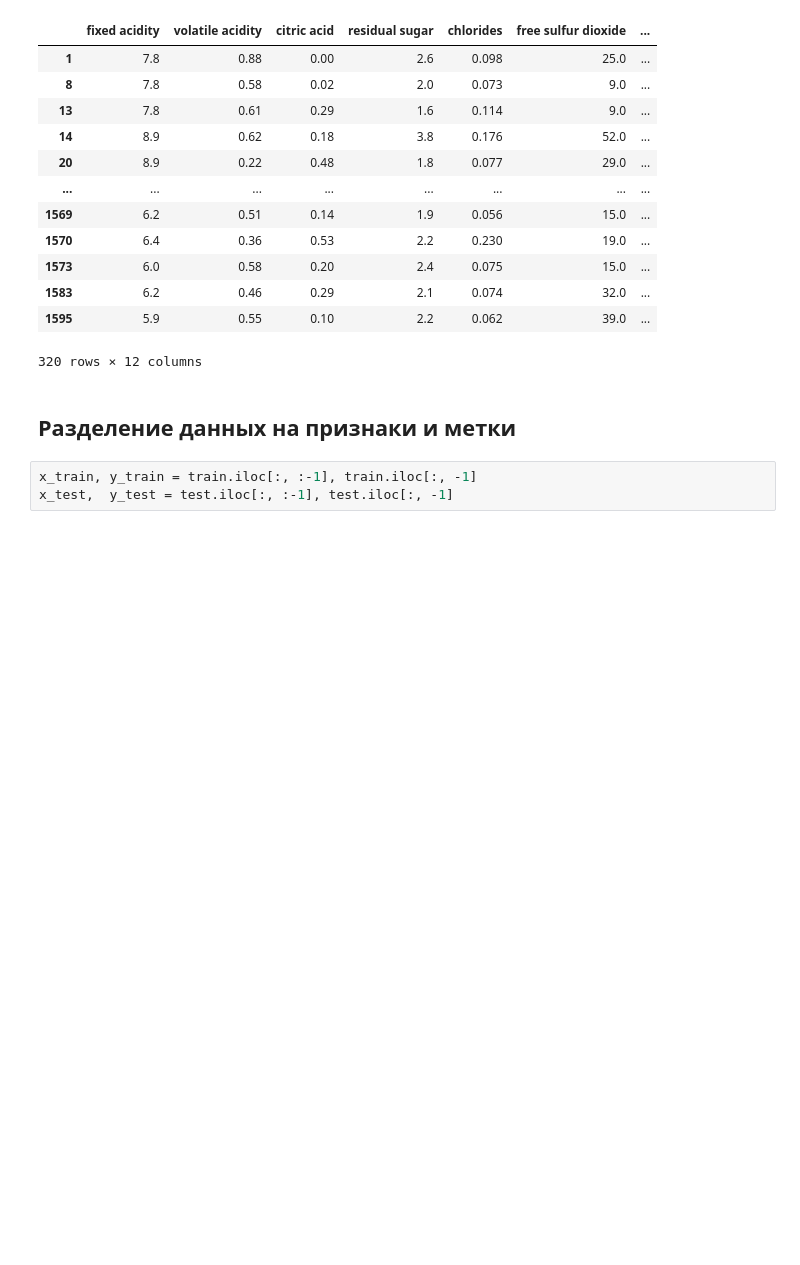
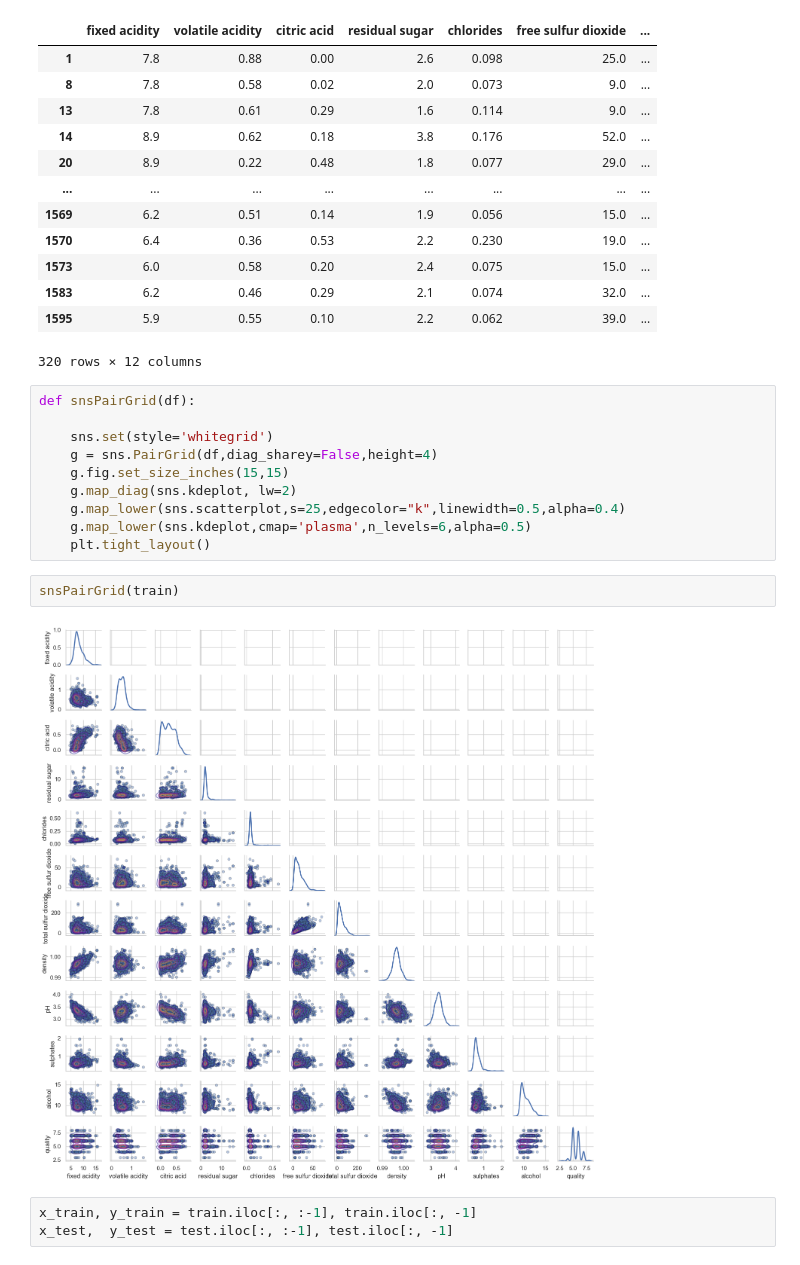
Before and after one commit to EgrSid/ML, a Jupyter notebook: IMPORTANT_PROGGRAMES/TF/tf_regression.ipynb, the cells around one changed output. Cells and saved outputs as stored; diff of their text form; blank space fills up the shorter version.

```diff
--- a/IMPORTANT_PROGGRAMES/TF/tf_regression.ipynb
+++ b/IMPORTANT_PROGGRAMES/TF/tf_regression.ipynb
@@ -102,8 +103,20 @@ test
 | 1583 | 6.2 | 0.46 | 0.29 | 2.1 | 0.074 | 32.0 | ... |
 | 1595 | 5.9 | 0.55 | 0.10 | 2.2 | 0.062 | 39.0 | ... |
 320 rows × 12 columns
-# %% [markdown]
-## Разделение данных на признаки и метки
+# %%
+def snsPairGrid(df):
+
+    sns.set(style='whitegrid')
+    g = sns.PairGrid(df,diag_sharey=False,height=4)
+    g.fig.set_size_inches(15,15)
+    g.map_diag(sns.kdeplot, lw=2)
+    g.map_lower(sns.scatterplot,s=25,edgecolor="k",linewidth=0.5,alpha=0.4)
+    g.map_lower(sns.kdeplot,cmap='plasma',n_levels=6,alpha=0.5)
+    plt.tight_layout()
+# %%
+snsPairGrid(train)
+# %% [output]
+[figure, added]
 # %%
 x_train, y_train = train.iloc[:, :-1], train.iloc[:, -1]
 x_test,  y_test = test.iloc[:, :-1], test.iloc[:, -1]
```
Also changed, not shown: parts of 8 cells of this notebook.
